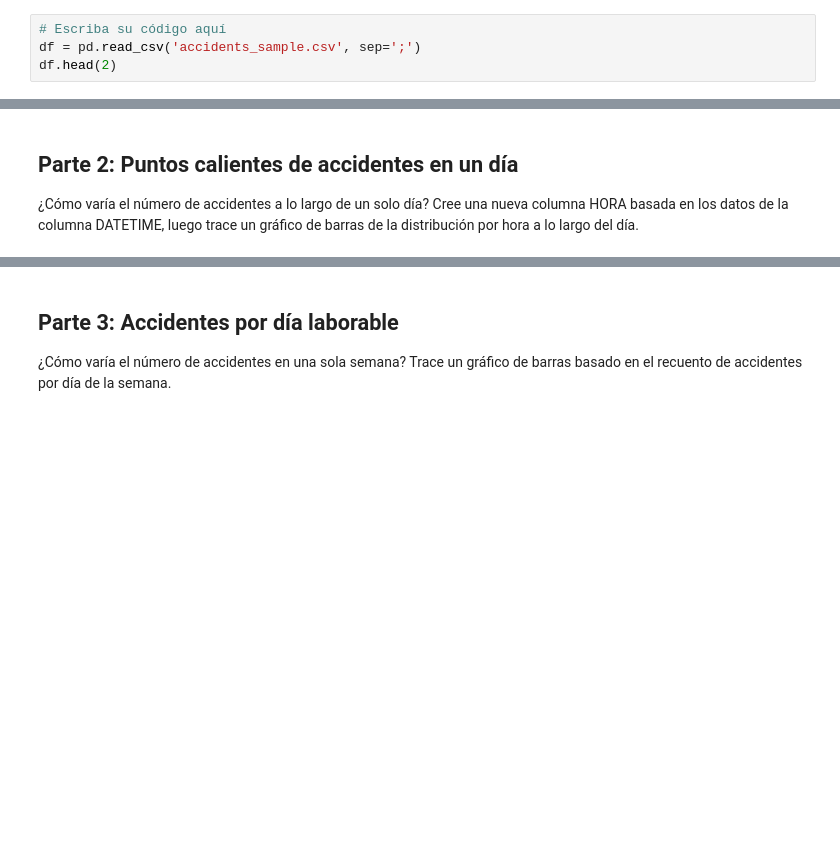
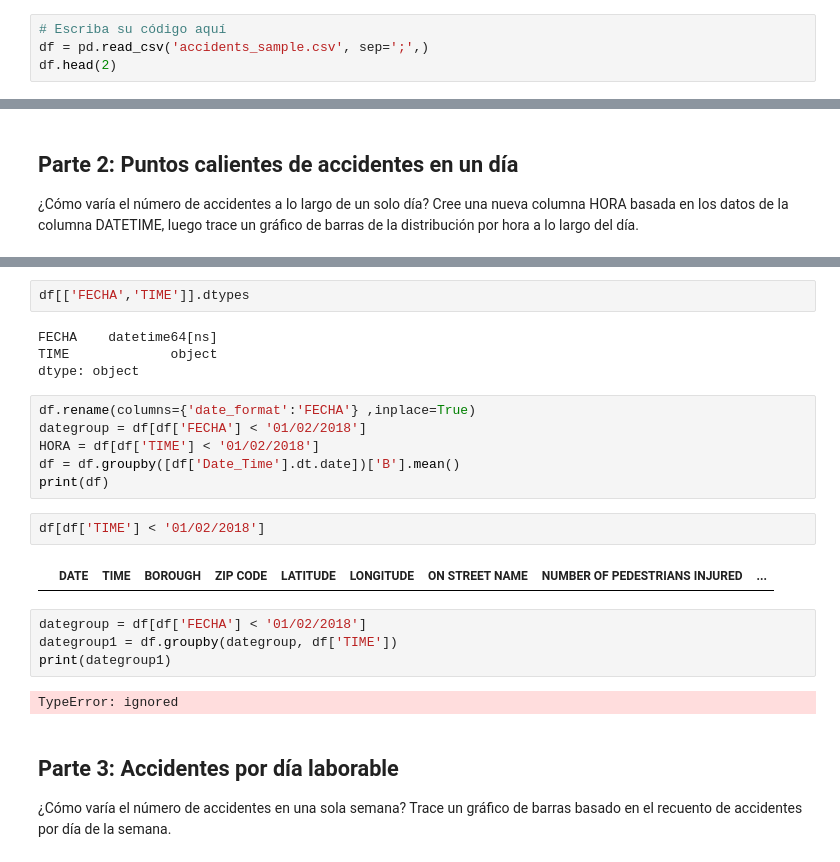
Before and after one commit to hnmelo/MujeresDigitales, a Jupyter notebook: Taller_Semana_4.ipynb, the cells around one changed output, grey strips where cells are left out. Cells and saved outputs as stored; diff of their text form; blank space fills up the shorter version.

```diff
--- a/Taller_Semana_4.ipynb
+++ b/Taller_Semana_4.ipynb
@@ -63,7 +63,7 @@ Primero cargue los datos del csv a un dataframe.
 https://pandas.pydata.org/pandas-docs/stable/reference/api/pandas.read_csv.html#pandas.read_csv
 # %%
 # Escriba su código aquí
-df = pd.read_csv('accidents_sample.csv', sep=';')
+df = pd.read_csv('accidents_sample.csv', sep=';',)
 df.head(2)
 # %% [output]
 |  | DATE | TIME | BOROUGH | ZIP CODE | LATITUDE | LONGITUDE | ON STREET NAME | NUMBER OF PEDESTRIANS INJURED | ... |
@@ -133,3 +102,25 @@ df
+# %%
+df[['FECHA','TIME']].dtypes
+# %% [output]
+FECHA    datetime64[ns]
+TIME             object
+dtype: object
+# %%
+df.rename(columns={'date_format':'FECHA'} ,inplace=True)
+dategroup = df[df['FECHA'] < '01/02/2018']
+HORA = df[df['TIME'] < '01/02/2018']
+df = df.groupby([df['Date_Time'].dt.date])['B'].mean()
+print(df)
+# %%
+df[df['TIME'] < '01/02/2018']
+# %% [output]
+|  | DATE | TIME | BOROUGH | ZIP CODE | LATITUDE | LONGITUDE | ON STREET NAME | NUMBER OF PEDESTRIANS INJURED | ... |
+# %%
+dategroup = df[df['FECHA'] < '01/02/2018']
+dategroup1 = df.groupby(dategroup, df['TIME'])
+print(dategroup1)
+# %% [output]
+TypeError: ignored
 # %% [markdown]
 ## Parte 3: Accidentes por día laborable
 
```
Also changed, not shown: parts of 2 cells of this notebook.
